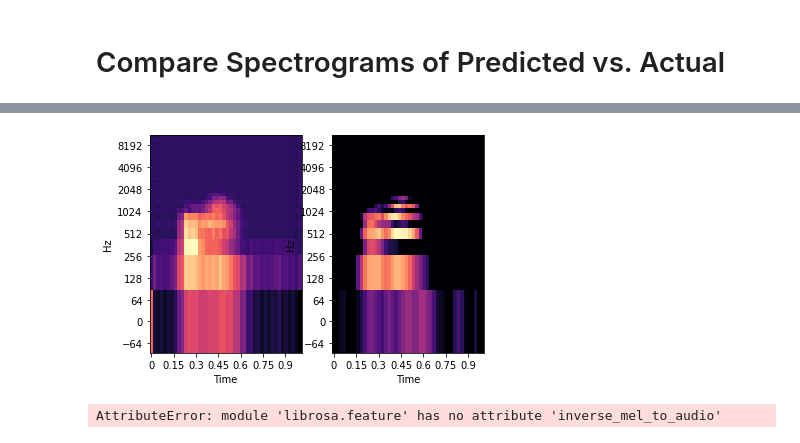
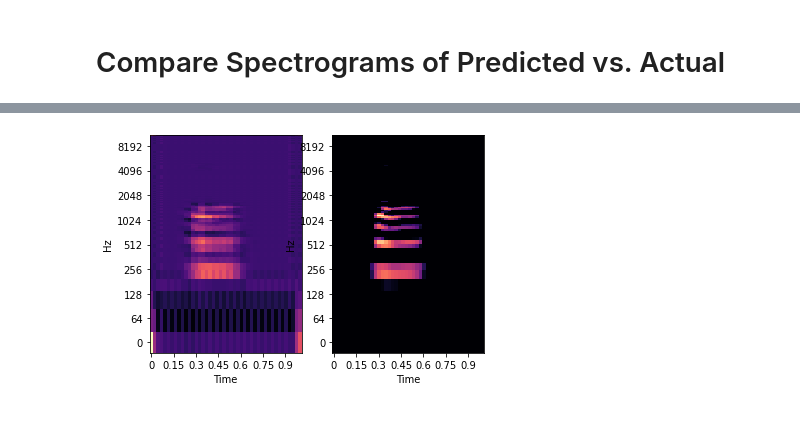
Before and after one commit to TaylorGrover/audio_encoder, a Jupyter notebook: Audio_Autoencoder.ipynb, the cells around one changed output, grey strips where cells are left out. Saved outputs shown, nothing was run; the diff lists cells and outputs as text; code cells hidden in the pictures.

```diff
--- a/Audio_Autoencoder.ipynb
+++ b/Audio_Autoencoder.ipynb
@@ -42,7 +42,7 @@ def get_audio(filepaths, num_vectors=100, sr=22050):
     print(time.time() - start)
     with zipfile.ZipFile(zipped_fname, "w") as zip_ref:
         np.save(audio_fname.replace(".npy", ""), audio)
-        zip_ref.write(audio_fname)
+        zip_ref.write(audio_bfname)
     return np.array(audio, dtype=np.float32)[random_indices]
 # %%
 sr = 22050
@@ -53,3 +53,15 @@ audio = get_audio(filepaths, num_vectors=3000, sr=sr)
+# %%
+def conv_data(audio, sr, mels=64):
+    ### Long operation: convert raw audio to melspectrogram
+    start = time.time()
+    mel = librosa.feature.melspectrogram(y=audio, sr=sr, n_mels=mels)
+    db = librosa.amplitude_to_db(mel, ref=np.max)
+    print(time.time() - start)
+    ### Reshape mel spectrogram so each [row][col] is a singleton array (for keras)
+    db = db.reshape(*db.shape, 1) # This may not be a good idea
+
+    X_train, X_test = train_test_split(db, test_size=0.3)
+    return X_train, X_test
 # %%
-X_train, X_test = conv_data(audio, sr)
+X_train, X_test = conv_data(audio, sr, mels=200)
 # %% [output]
@@ -152,5 +160,6 @@ INFO:tensorflow:Assets written to: models/mel_22050_1000_MSE/assets
 # %% [markdown]
 # Predict and Convert to Audio
 # %%
+model = tf.keras.models.load_model("models/mel_22050_1000_MSE/")
 pred = model.predict(X_test)
 # %% [output]
@@ -163,14 +205,13 @@ reshaped_actual = X_test.reshape(X_test.shape[:-1])
 # %%
 fig, (ax1, ax2) = plt.subplots(1, 2)
-librosa.display.specshow(reshaped_pred[0], x_axis="time", y_axis="log", ax=ax1)
-librosa.display.specshow(reshaped_actual[0], x_axis="time", y_axis="log", ax=ax2)
+index = np.random.randint(0, len(reshaped_pred))
+librosa.display.specshow(reshaped_pred[index], x_axis="time", y_axis="log", ax=ax1)
+librosa.display.specshow(reshaped_actual[index], x_axis="time", y_axis="log", ax=ax2)
 fig.savefig("asdf.png")
 # %% [output]
-[figure, old version]
+[figure, new version]
 # %%
-amp_pred = librosa.db_to_amplitude(reshaped_pred[0])
-amp_actual = librosa.db_to_amplitude(reshaped_actual[0])
-audio_pred = librosa.feature.inverse.mel_to_audio(amp_pred)
-audio_actual = librosa.feature.inverse_mel_to_audio(amp_actual)
+amp_pred = librosa.db_to_amplitude(reshaped_pred[index])
+amp_actual = librosa.db_to_amplitude(reshaped_actual[index])
+audio_pred = librosa.feature.inverse.mel_to_audio(amp_pred, sr=sr)
+audio_actual = librosa.feature.inverse.mel_to_audio(amp_actual, sr=sr)
-# %% [output]
-AttributeError: module 'librosa.feature' has no attribute 'inverse_mel_to_audio'
```
Also changed, not shown: parts of 25 cells of this notebook, 12 other files.
